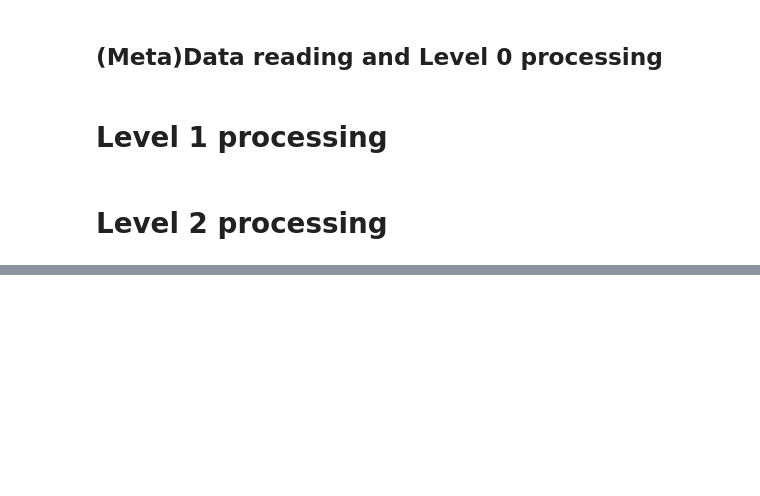
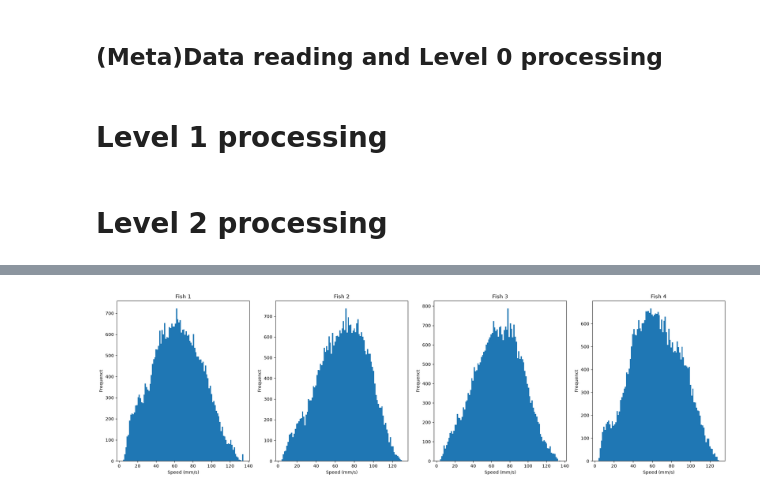
Before and after one commit to SamiSternson/Danionella-VR-Simulation-Code, a Jupyter notebook: real_school_analysis/schooling_helper_funcs_SE.ipynb, the cells around one changed output, grey strips where cells are left out. Saved outputs shown, nothing was run; the diff lists cells and outputs as text; code cells hidden in the pictures; blank space fills up the shorter version.

```diff
--- a/real_school_analysis/schooling_helper_funcs_SE.ipynb
+++ b/real_school_analysis/schooling_helper_funcs_SE.ipynb
@@ -1001,0 +1136,12 @@ def get_arena_dims(data):
+# %%
+
+fig, ax=plt.subplots(1, 4, figsize=(20, 6))
+for i in range(4):
+    ax[i].hist(f_speed[i]*scale, bins=100)
+    ax[i].set_xlabel("Speed (mm/s)")
+    ax[i].set_ylabel("Frequenct")
+    ax[i].set_title(f"Fish {i+1}")
+fig.tight_layout()
+plt.show()
+# %% [output]
+[figure, added]
```
Also changed, not shown: parts of 16 cells of this notebook, 4 other files.
